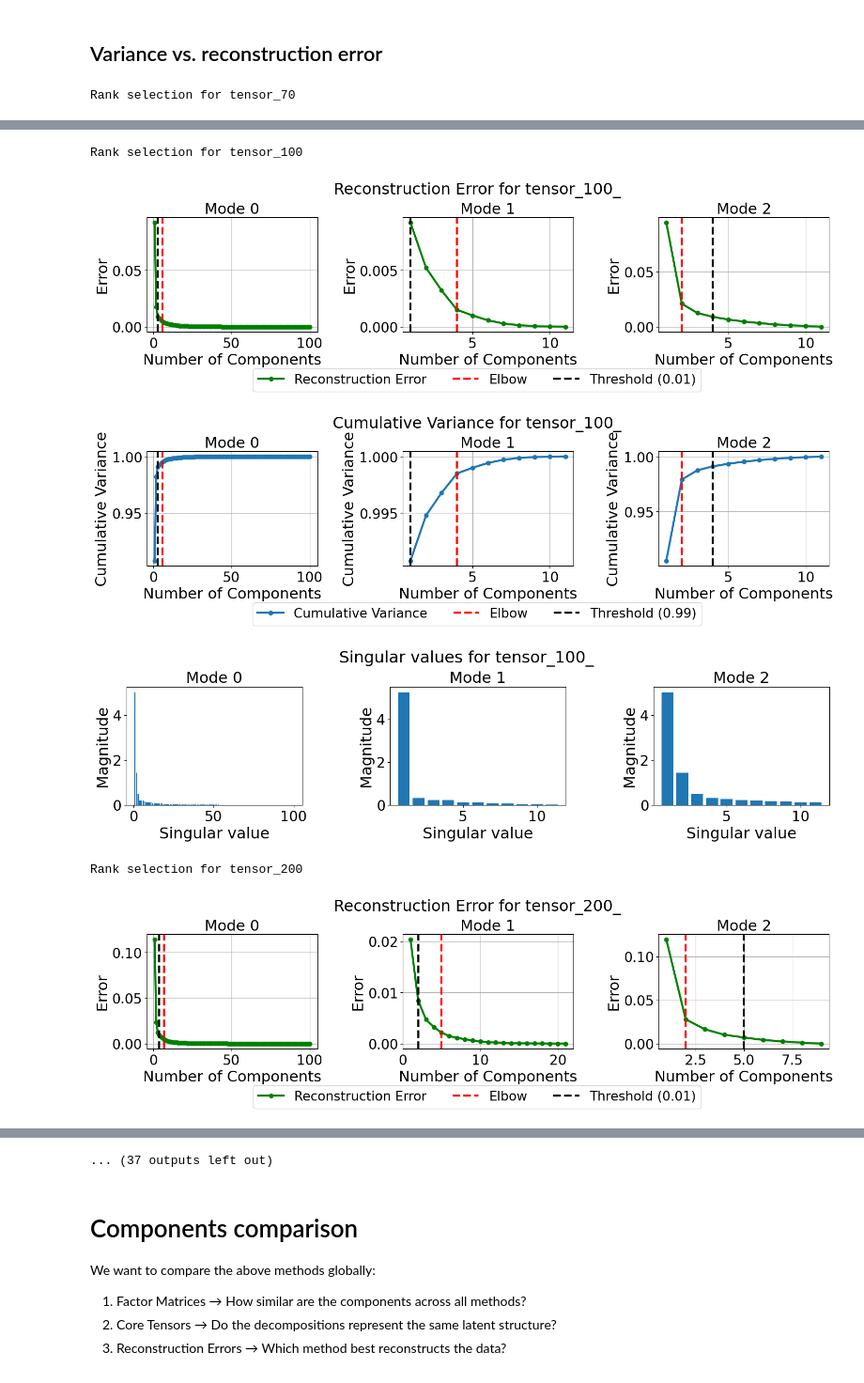
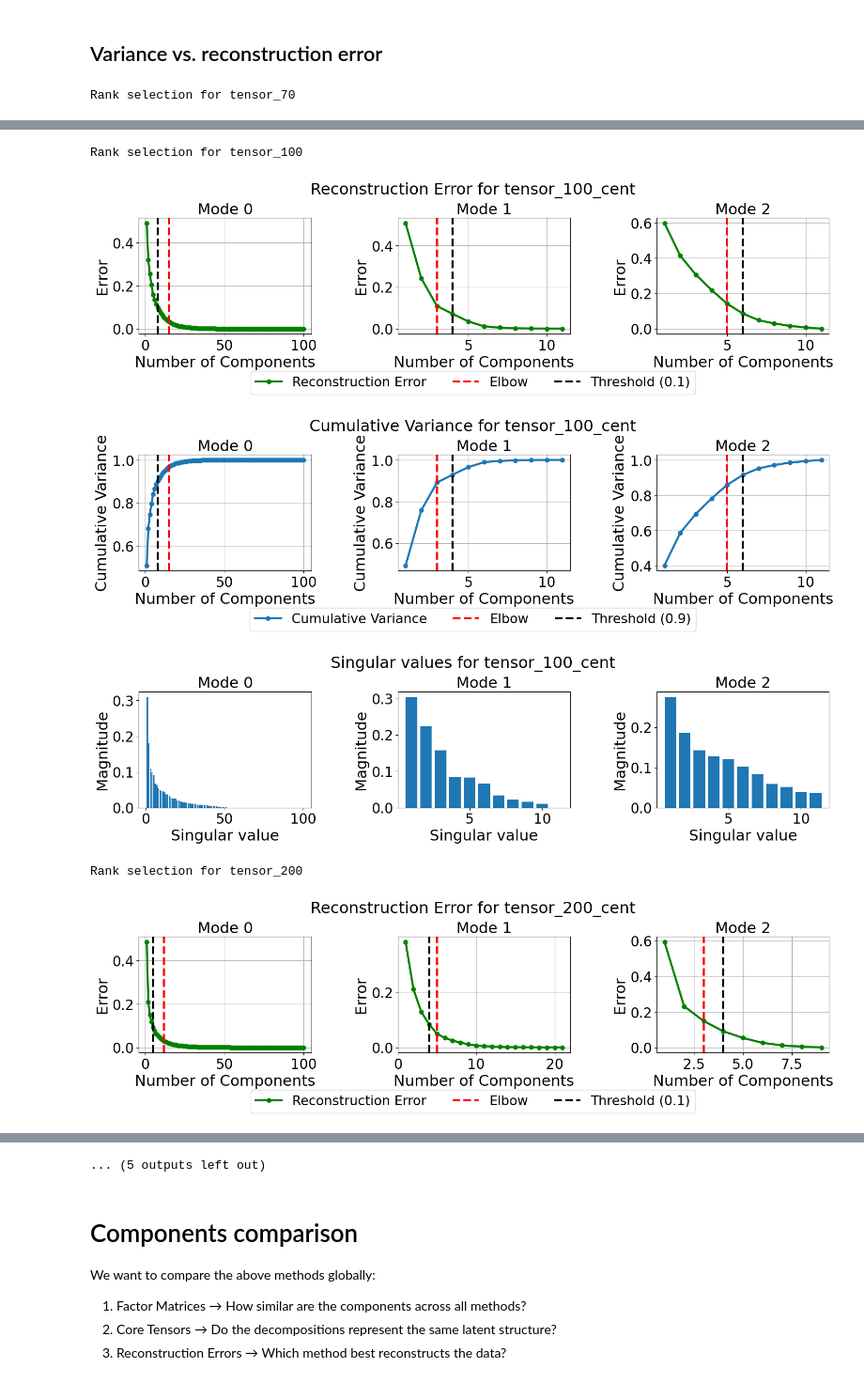
Before and after one commit to pablovadillo/Tensordecomposition, a Jupyter notebook: Tucker_components.ipynb, the cells around one changed output, grey strips where cells are left out. Shown at 94% size. Cells and saved outputs as stored; diff of their text form; code cells hidden in the pictures.

```diff
--- a/Tucker_components.ipynb
+++ b/Tucker_components.ipynb
@@ -345,14 +345,16 @@ def compute_svd_ranks(tensor, tensor_name, threshold=0.75, error_threshold=0.05,
     plt.show()
     return ranks_selected, thres_rank
 # %%
-types=['','log','cent']
+types=['cent']
 final_ranks_variance = [[] for _ in types]
 final_ranks_thresh = [[] for _ in types]
 final_ranks_reconstruction = [[] for _ in types]
 final_ranks_reconstruction_thresh = [[] for _ in types]
+tensors=tensors_cent
+tensor_names=tensor_names_cent
 
-threshold = 0.99  # Variance retention threshold
-error_threshold = 0.01  # Acceptable reconstruction error threshold
+threshold = 0.9  # Variance retention threshold
+error_threshold = 0.1  # Acceptable reconstruction error threshold
 for t,type in enumerate(types):
     # if type=='':
     #     type_text='Normal'
@@ -399,6 +401,6 @@ Rank selection for tensor_70
 Rank selection for tensor_100
-[figure, old version]
+[figure, new version]
-[figure, old version]
+[figure, new version]
-[figure, old version]
+[figure, new version]
 Rank selection for tensor_200
-[figure, old version]
+[figure, new version]
@@ -407,4 +409,4 @@ Rank selection for tensor_200
-... (37 outputs left out)
+... (5 outputs left out)
 # %% [markdown]
 # Components comparison
 We want to compare the above methods globally:
```
Also changed, not shown: parts of 6 cells of this notebook, 3 other files.
